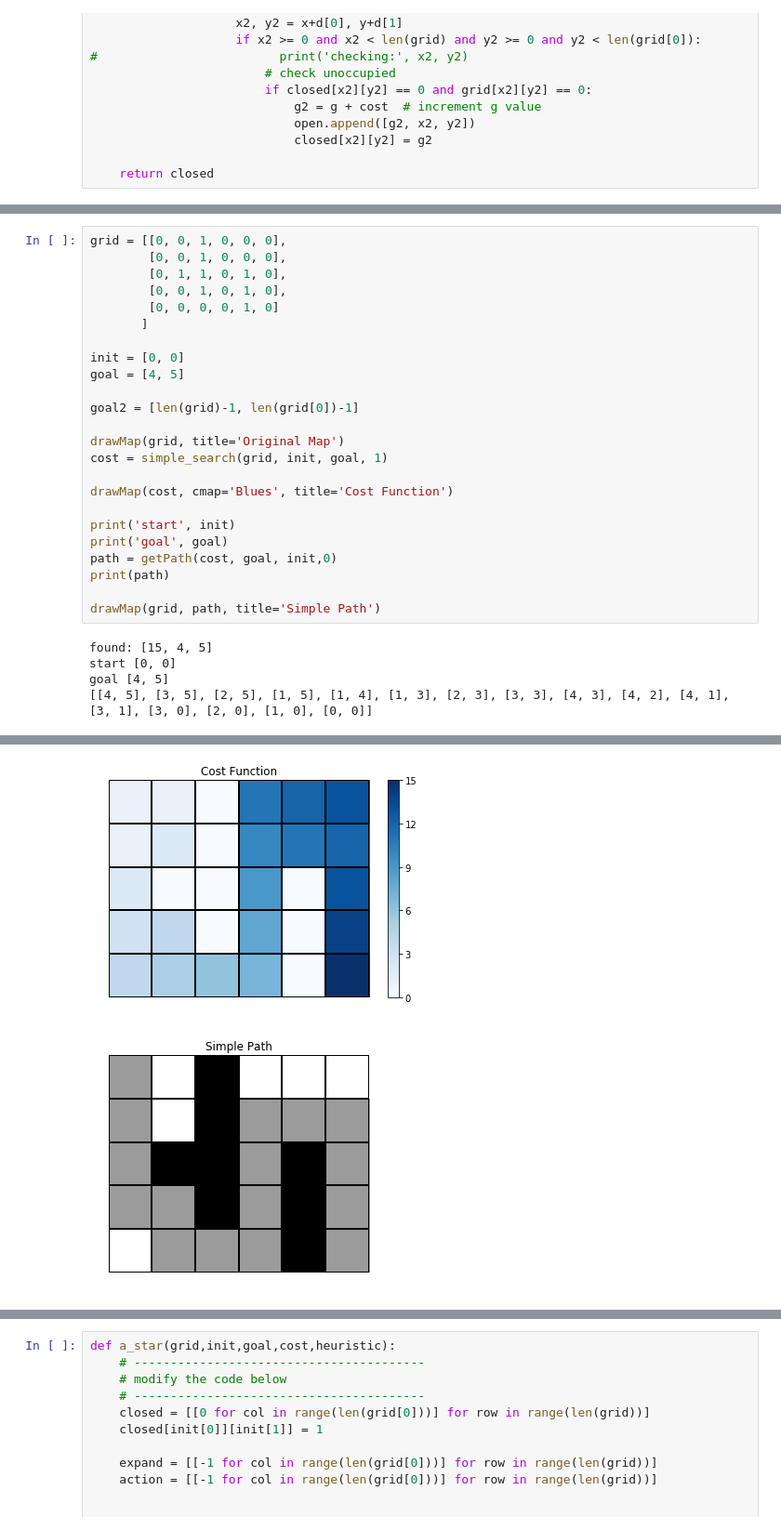
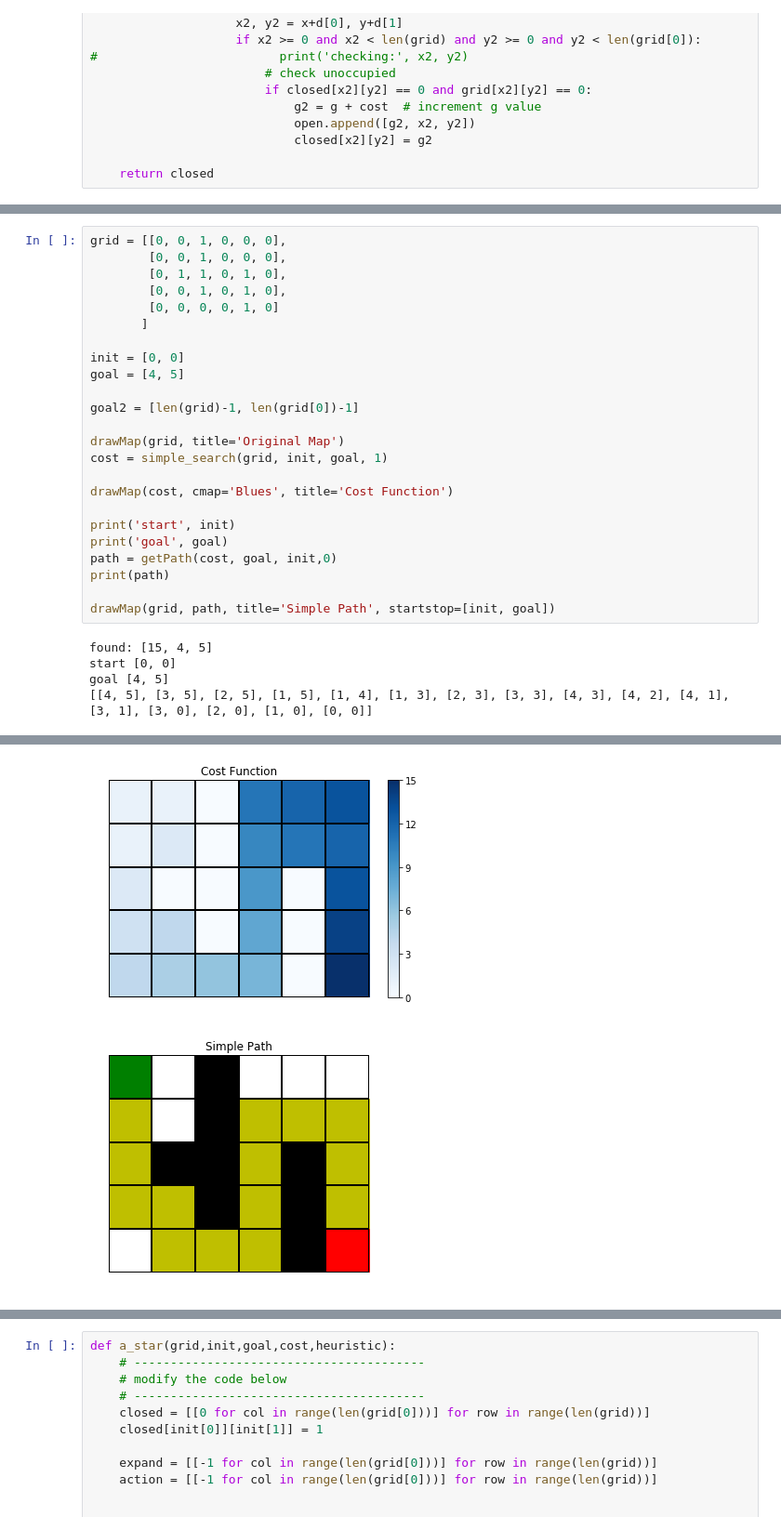
Before and after one commit to MarsUniversity/ece387-robotics, a Jupyter notebook: website/block_4_mobile_robotics/lsn33/lsn33.ipynb, the cells around one changed output, grey strips where cells are left out. Shown at 93% size. Cells and saved outputs as stored; diff of their text form.

```diff
--- a/website/block_4_mobile_robotics/lsn33/lsn33.ipynb
+++ b/website/block_4_mobile_robotics/lsn33/lsn33.ipynb
@@ -199,32 +210,32 @@ def simple_search(grid,init,goal,cost):
 # %%
 grid = [[0, 0, 1, 0, 0, 0],
         [0, 0, 1, 0, 0, 0],
         [0, 1, 1, 0, 1, 0],
         [0, 0, 1, 0, 1, 0],
         [0, 0, 0, 0, 1, 0]
        ]
 
 init = [0, 0]
 goal = [4, 5]
 
 goal2 = [len(grid)-1, len(grid[0])-1]
 
 drawMap(grid, title='Original Map')
 cost = simple_search(grid, init, goal, 1)
 
 drawMap(cost, cmap='Blues', title='Cost Function')
 
 print('start', init)
 print('goal', goal)
 path = getPath(cost, goal, init,0)
 print(path)
 
-drawMap(grid, path, title='Simple Path')
+drawMap(grid, path, title='Simple Path', startstop=[init, goal])
 # %% [output]
 found: [15, 4, 5]
 start [0, 0]
 goal [4, 5]
 [[4, 5], [3, 5], [2, 5], [1, 5], [1, 4], [1, 3], [2, 3], [3, 3], [4, 3], [4, 2], [4, 1], [3, 1], [3, 0], [2, 0], [1, 0], [0, 0]]
 [figure]
 [figure]
-[figure, old version]
+[figure, new version]
```
Also changed, not shown: parts of 12 cells of this notebook, 2 other files.
